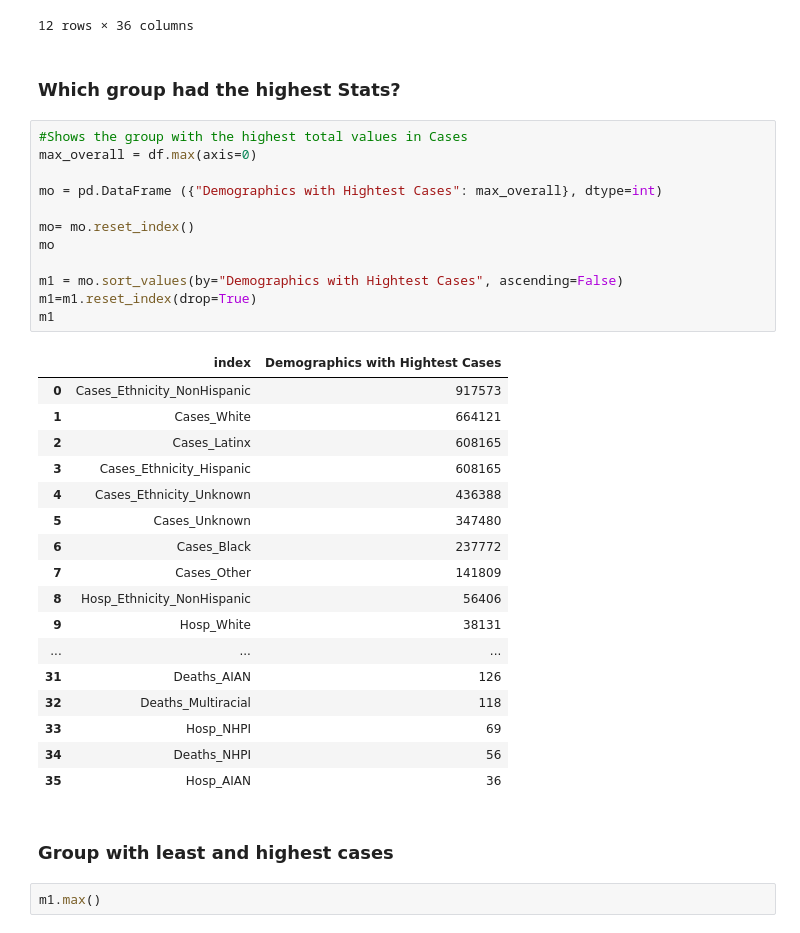
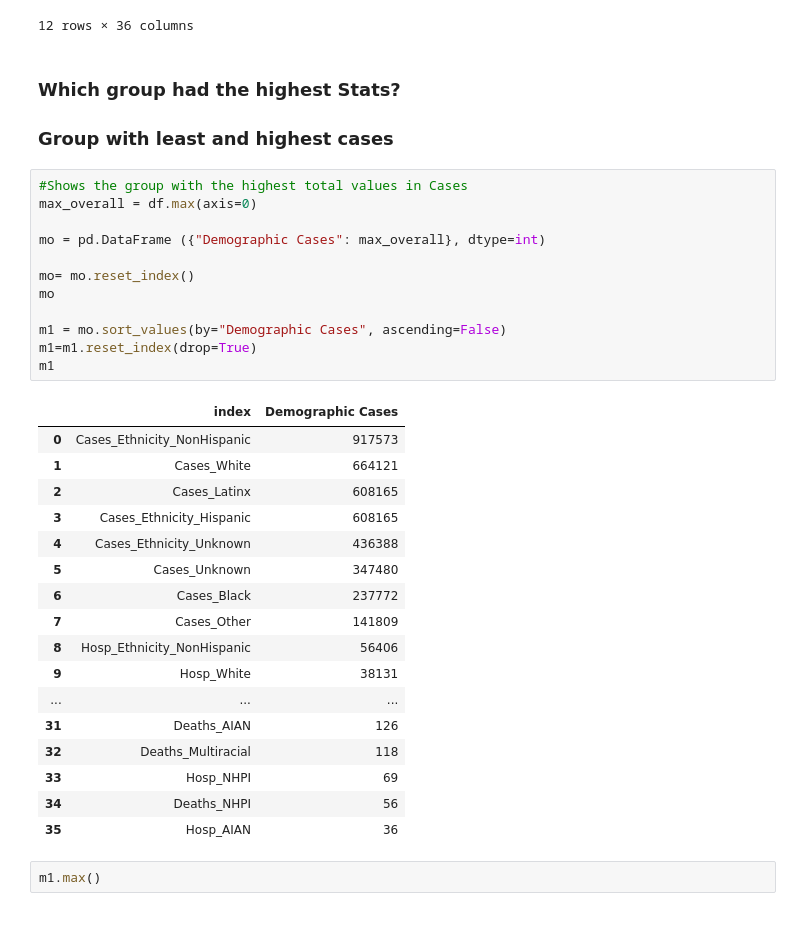
Before and after one commit to burnettaw/CMBKS-Group-5, a Jupyter notebook: covid_analysis_G1-3 - Combined.ipynb, the cells around one changed output. Saved outputs shown, nothing was run; the diff lists cells and outputs as text.

```diff
--- a/covid_analysis_G1-3 - Combined.ipynb
+++ b/covid_analysis_G1-3 - Combined.ipynb
@@ -444,20 +440,21 @@ df
 12 rows × 36 columns
 # %% [markdown]
 ### Which group had the highest Stats?
+### Group with least and highest cases
 # %%
 #Shows the group with the highest total values in Cases
 max_overall = df.max(axis=0)
 
-mo = pd.DataFrame ({"Demographics with Hightest Cases": max_overall}, dtype=int)
+mo = pd.DataFrame ({"Demographic Cases": max_overall}, dtype=int)
 
 mo= mo.reset_index()
 mo
 
-m1 = mo.sort_values(by="Demographics with Hightest Cases", ascending=False)
+m1 = mo.sort_values(by="Demographic Cases", ascending=False)
 m1=m1.reset_index(drop=True)
 m1
 # %% [output]
-|  | index | Demographics with Hightest Cases |
+|  | index | Demographic Cases |
 | 0 | Cases_Ethnicity_NonHispanic | 917573 |
 | 1 | Cases_White | 664121 |
 | 2 | Cases_Latinx | 608165 |
@@ -474,8 +471,6 @@ m1
 | 33 | Hosp_NHPI | 69 |
 | 34 | Deaths_NHPI | 56 |
 | 35 | Hosp_AIAN | 36 |
-# %% [markdown]
-### Group with least and highest cases
 # %%
 m1.max()
 # %% [output]
```
Also changed, not shown: parts of 3 cells of this notebook.
